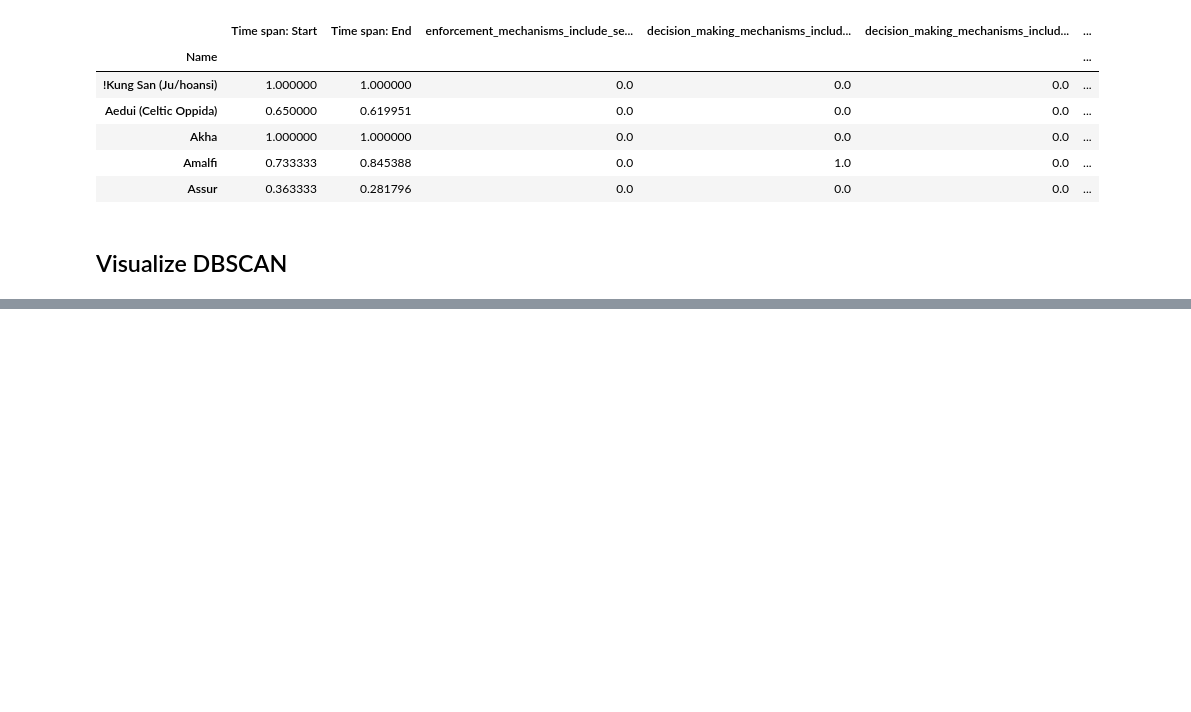
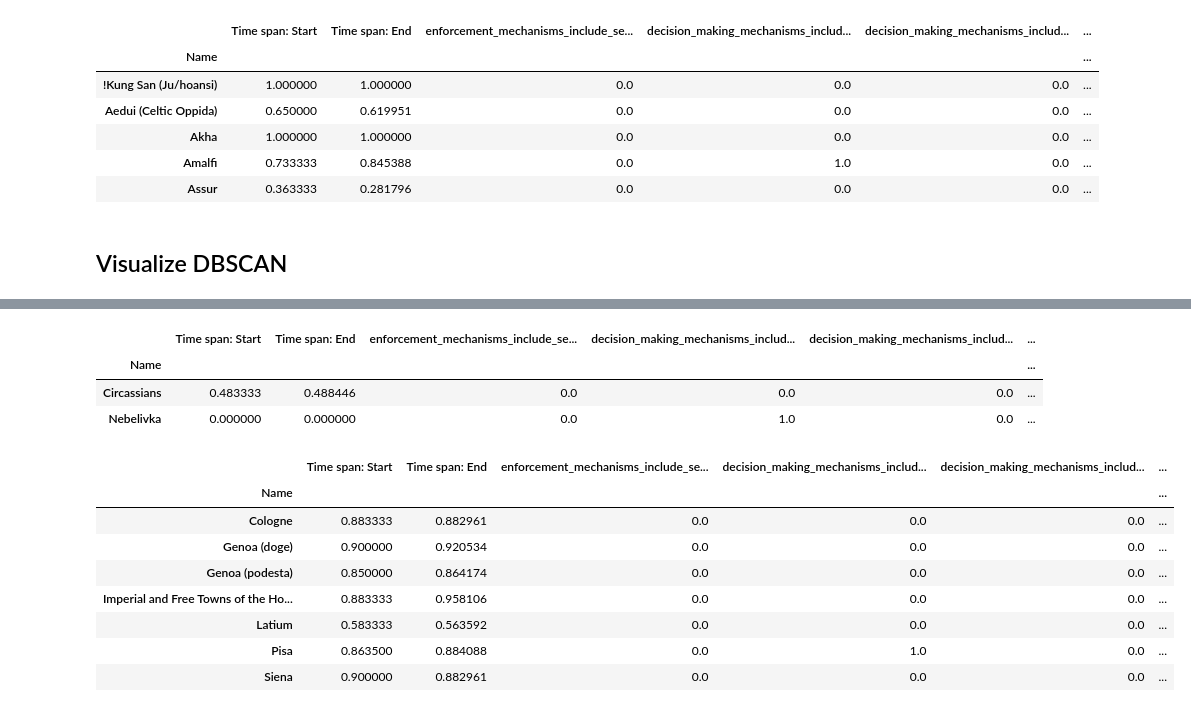
Before and after one commit to metagov/governance-archaeology, a Jupyter notebook: notebooks/Analysis_Similarity_Clustering_Communities.ipynb, the cells around one changed output, grey strips where cells are left out. Drawn from its saved outputs; the diff is of its cells as text; code cells hidden in the pictures; blank space fills up the shorter version.

```diff
--- a/notebooks/Analysis_Similarity_Clustering_Communities.ipynb
+++ b/notebooks/Analysis_Similarity_Clustering_Communities.ipynb
@@ -515,0 +548,19 @@ iplot(fig)
+# %%
+dbscan_cluster_2
+# %% [output]
+|  | Time span: Start | Time span: End | enforcement_mechanisms_include_se... | decision_making_mechanisms_includ... | decision_making_mechanisms_includ... | ... |
+| Name |  |  |  |  |  | ... |
+| Circassians | 0.483333 | 0.488446 | 0.0 | 0.0 | 0.0 | ... |
+| Nebelivka | 0.000000 | 0.000000 | 0.0 | 1.0 | 0.0 | ... |
+# %%
+dbscan_cluster_3
+# %% [output]
+|  | Time span: Start | Time span: End | enforcement_mechanisms_include_se... | decision_making_mechanisms_includ... | decision_making_mechanisms_includ... | ... |
+| Name |  |  |  |  |  | ... |
+| Cologne | 0.883333 | 0.882961 | 0.0 | 0.0 | 0.0 | ... |
+| Genoa (doge) | 0.900000 | 0.920534 | 0.0 | 0.0 | 0.0 | ... |
+| Genoa (podesta) | 0.850000 | 0.864174 | 0.0 | 0.0 | 0.0 | ... |
+| Imperial and Free Towns of the Ho... | 0.883333 | 0.958106 | 0.0 | 0.0 | 0.0 | ... |
+| Latium | 0.583333 | 0.563592 | 0.0 | 0.0 | 0.0 | ... |
+| Pisa | 0.863500 | 0.884088 | 0.0 | 1.0 | 0.0 | ... |
+| Siena | 0.900000 | 0.882961 | 0.0 | 0.0 | 0.0 | ... |
```
Also changed, not shown: parts of 3 cells of this notebook.
